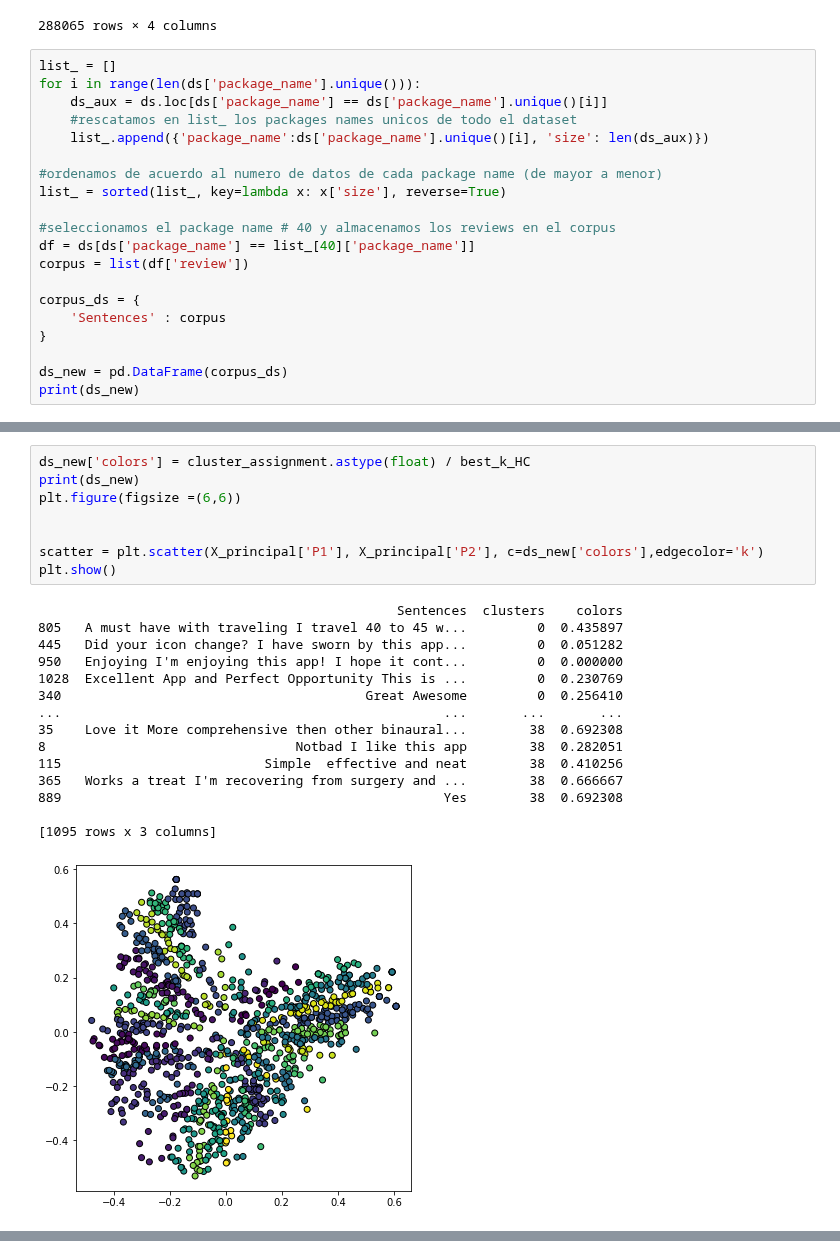
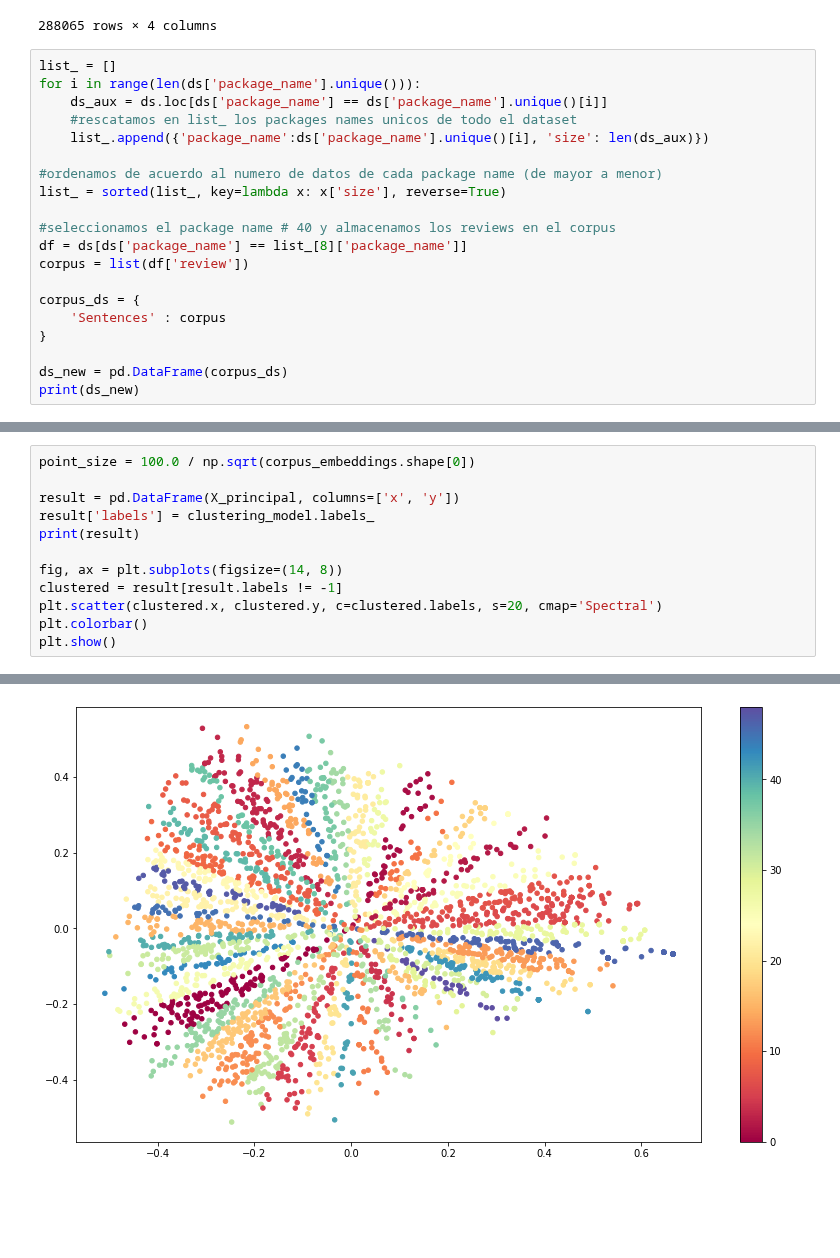
Before and after one commit to LuisSante/Text-segmentation-using-Agglomerative-Clustering, a Jupyter notebook: NLP - Clustering/exp_clusters_2.ipynb, the cells around one changed output, grey strips where cells are left out. Drawn from its saved outputs; the diff is of its cells as text; blank space fills up the shorter version.

```diff
--- a/NLP - Clustering/exp_clusters_2.ipynb
+++ b/NLP - Clustering/exp_clusters_2.ipynb
@@ -37,7 +41,7 @@ for i in range(len(ds['package_name'].unique())):
 list_ = sorted(list_, key=lambda x: x['size'], reverse=True)
 
 #seleccionamos el package name # 40 y almacenamos los reviews en el corpus
-df = ds[ds['package_name'] == list_[40]['package_name']]
+df = ds[ds['package_name'] == list_[8]['package_name']]
 corpus = list(df['review'])
 
 corpus_ds = {
@@ -162,24 +178,13 @@ for i in ds_new['Sentences'][ds_new['clusters'] == 0]:
-# %%
-ds_new['colors'] = cluster_assignment.astype(float) / best_k_HC
-print(ds_new)
-plt.figure(figsize =(6,6))
-
-
-scatter = plt.scatter(X_principal['P1'], X_principal['P2'], c=ds_new['colors'],edgecolor='k')
-plt.show()
-# %% [output]
-                                              Sentences  clusters    colors
-805   A must have with traveling I travel 40 to 45 w...         0  0.435897
-445   Did your icon change? I have sworn by this app...         0  0.051282
-950   Enjoying I'm enjoying this app! I hope it cont...         0  0.000000
-1028  Excellent App and Perfect Opportunity This is ...         0  0.230769
-340                                       Great Awesome         0  0.256410
-...                                                 ...       ...       ...
-35    Love it More comprehensive then other binaural...        38  0.692308
-8                                Notbad I like this app        38  0.282051
-115                          Simple  effective and neat        38  0.410256
-365   Works a treat I'm recovering from surgery and ...        38  0.666667
-889                                                 Yes        38  0.692308
-
-[1095 rows x 3 columns]
-[figure, removed]
+# %%
+point_size = 100.0 / np.sqrt(corpus_embeddings.shape[0])
+
+result = pd.DataFrame(X_principal, columns=['x', 'y'])
+result['labels'] = clustering_model.labels_
+print(result)
+
+fig, ax = plt.subplots(figsize=(14, 8))
+clustered = result[result.labels != -1]
+plt.scatter(clustered.x, clustered.y, c=clustered.labels, s=20, cmap='Spectral')
+plt.colorbar()
+plt.show()
+# %% [output]
@@ -185,0 +205 @@ plt.show()
+[figure, added]
```
Also changed, not shown: parts of 13 cells of this notebook, 2 other files.
